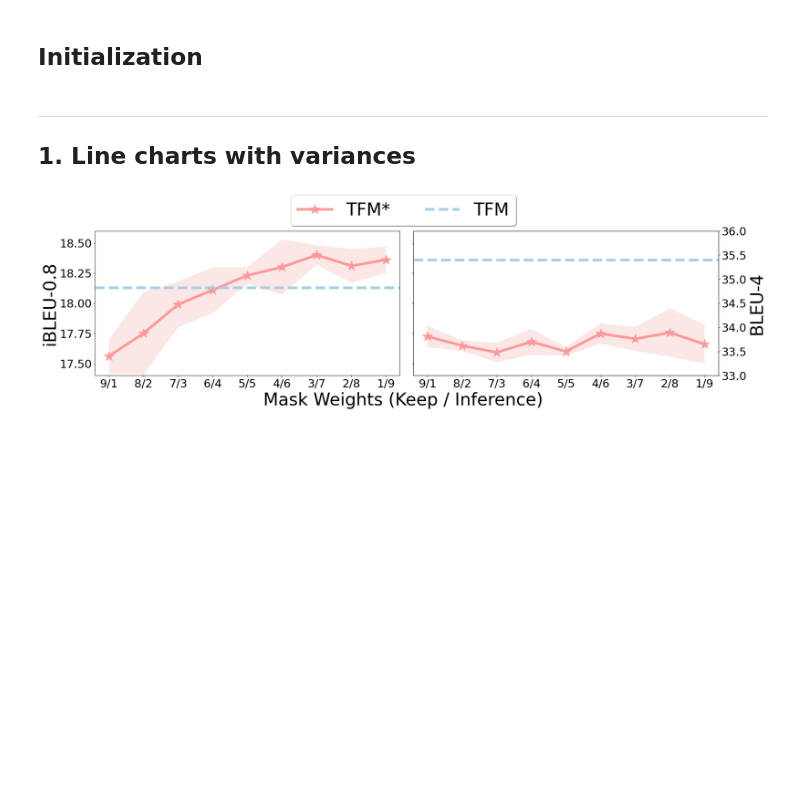
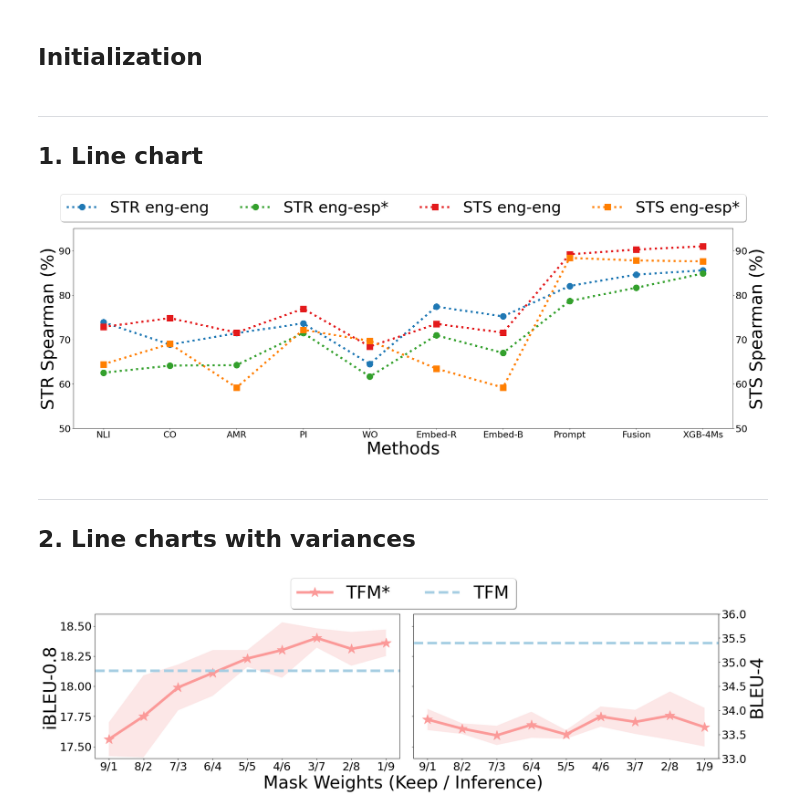
Before and after one commit to ShiningLab/SharePlots, a Jupyter notebook: line.ipynb, the cells around one changed output. Saved outputs shown, nothing was run; the diff lists cells and outputs as text; code cells hidden in the pictures; blank space fills up the shorter version.

Commit message:
update line and bar

```diff
--- a/line.ipynb
+++ b/line.ipynb
@@ -25,8 +27,85 @@ from src import utils
 %load_ext autoreload
 %autoreload 2
 %config Completer.use_jedi = False
+# %% [markdown]
+---
+## 1. Line chart
+# %%
+# init
+data_path = os.path.join('res', 'line', '1.pkl')
+data_dict = utils.load_pickle(data_path)
+# number of methods
+n_methods = range(0, len(data_dict['methods']))
+# %%
+# Create a figure and a set of subplots
+fig, ax1 = plt.subplots(1, 1, sharey=True, figsize=(30, 10), dpi=80)
+ax1.plot(
+    data_dict['str_en_en']
+    , color=colors[1]
+    , marker = 'o'
+    , markersize=18
+    , linewidth='6'
+    , linestyle='dotted'
+    , label='STR eng-eng'
+)
+
+ax1.plot(
+    data_dict['str_en_esp']
+    , color=colors[3]
+    , marker = 'o'
+    , markersize=18
+    , linewidth='6'
+    , linestyle='dotted'
+    , label='STR eng-esp*'
+)
+
+ax1.set_yticks([50, 60, 70, 80, 90])
+ax1.set_yticklabels([50, 60, 70, 80, 90], fontsize=28)
+ax1.set_ylim(50, 95)
+ax1.set_ylabel('STR Spearman (%)', fontsize=50)
+ax1.set_xlabel('Methods', fontsize=50)
+ax1.tick_params(axis='y')
+
+# Creating a second y-axis
+ax2 = ax1.twinx()
+
+ax2.plot(
+    data_dict['sts_en_en']
+    , color=colors[5]
+    , marker = 's'
+    , markersize=18
+    , linewidth='6'
+    , linestyle='dotted'
+    , label='STS eng-eng'
+)
+
+ax2.plot(
+    data_dict['sts_en_esp']
+    , color=colors[7]
+    , marker = 's'
+    , markersize=18
+    , linewidth='6'
+    , linestyle='dotted'
+    , label='STS eng-esp*'
+)
+
+ax2.set_yticks([50, 60, 70, 80, 90])
+ax2.set_yticklabels([50, 60, 70, 80, 90], fontsize=28)
+ax2.set_ylim(50, 95)
+ax2.set_ylabel('STS Spearman (%)', fontsize=50)
+ax2.tick_params(axis='y')
+
+ax2.set_xticks(range(10))
+ax2.set_xticklabels(data_dict['methods'], fontsize=50)
+
+# Adding a legend and showing the plot
+fig.legend(loc='upper center', bbox_to_anchor=(0.5, 1.13), ncol=4, fancybox=True, shadow=True, fontsize=45)
+fig.tight_layout()
+plt.show()
+# %% [output]
+[figure, added]
 # %% [markdown]
 ---
-## 1. Line charts with variances
+## 2. Line charts with variances
 # %%
 # init
```
Also changed, not shown: parts of 9 cells of this notebook, 7 other files.
